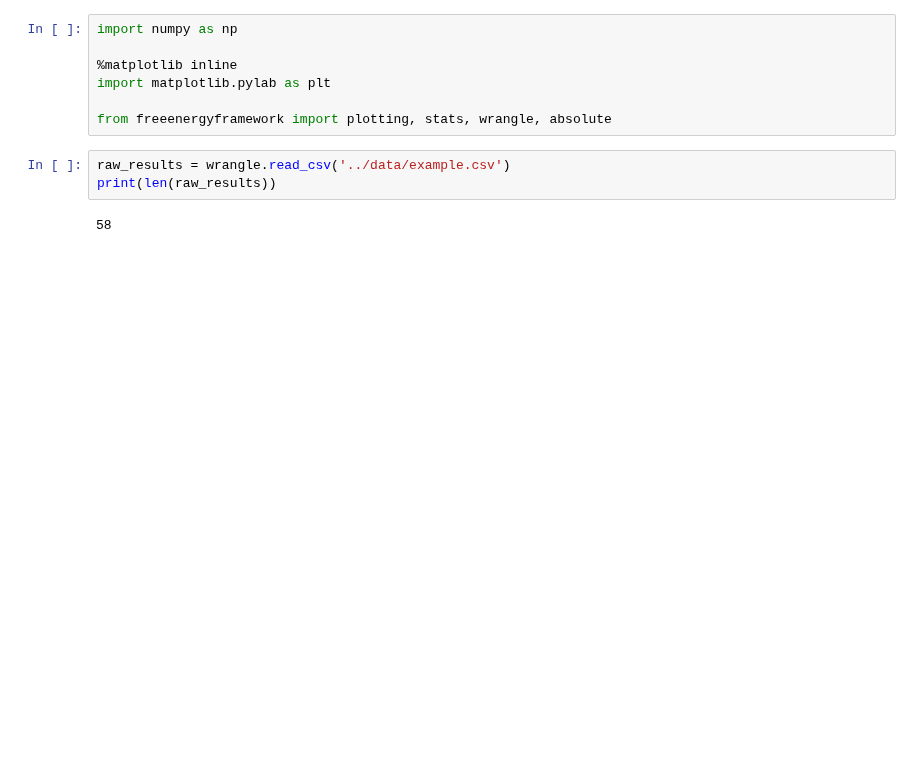
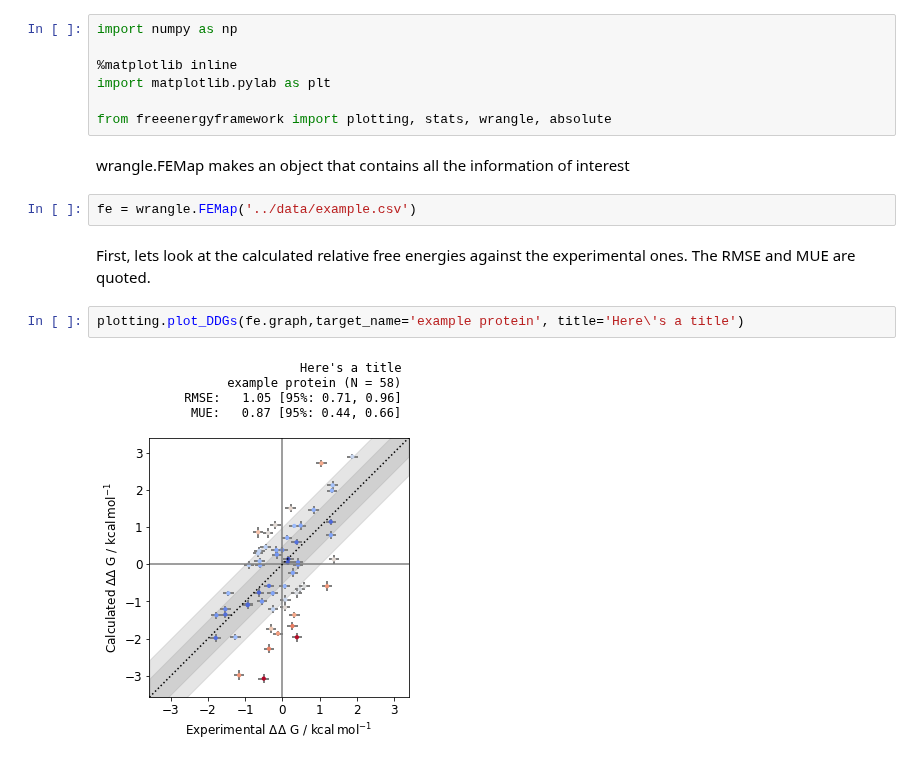
Before and after one commit to OpenFreeEnergy/cinnabar, a Jupyter notebook: freeenergyframework/examples/first-example.ipynb, the cells around one changed output. Saved outputs shown, nothing was run; the diff lists cells and outputs as text; blank space fills up the shorter version.

```diff
--- a/freeenergyframework/examples/first-example.ipynb
+++ b/freeenergyframework/examples/first-example.ipynb
@@ -5,8 +8,13 @@ import numpy as np
 import matplotlib.pylab as plt
 
 from freeenergyframework import plotting, stats, wrangle, absolute
+# %% [markdown]
+wrangle.FEMap makes an object that contains all the information of interest
 # %%
-raw_results = wrangle.read_csv('../data/example.csv')
-print(len(raw_results))
+fe = wrangle.FEMap('../data/example.csv')
-# %% [output]
-58
+# %% [markdown]
+First, lets look at the calculated relative free energies against the experimental ones. The RMSE and MUE are quoted.
+# %%
+plotting.plot_DDGs(fe.graph,target_name='example protein', title='Here\'s a title')
+# %% [output]
+[figure, added]
```
Also changed, not shown: parts of 23 cells of this notebook, 2 other files.
